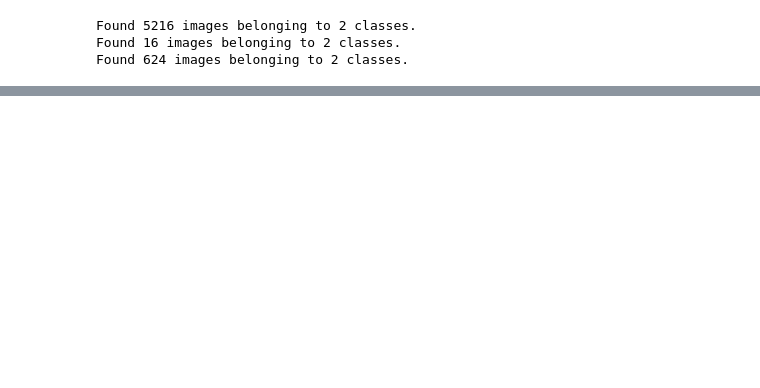
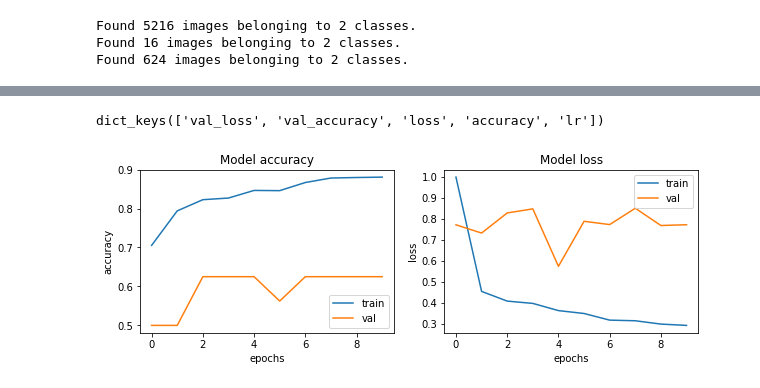
Before and after one commit to Aayush-99/Detecting-Pneumonia-using-X-Ray-Images, a Jupyter notebook: model.ipynb, the cells around one changed output, grey strips where cells are left out. Saved outputs shown, nothing was run; the diff lists cells and outputs as text; code cells hidden in the pictures; blank space fills up the shorter version.

```diff
--- a/model.ipynb
+++ b/model.ipynb
@@ -65,11 +65,13 @@ Text(0.5, 1.0, 'Pneumonia')
+# %%
+img_size = 64
 # %%
 #image augmentation
 train_datagen = ImageDataGenerator(rescale = 1./255, shear_range = 0.2, zoom_range = 0.3, horizontal_flip=True, vertical_flip=True)
 test_datagen = ImageDataGenerator(rescale = 1./255)
 
-training_set = train_datagen.flow_from_directory('../chest_xray/train/', target_size = (64,64), batch_size=32, class_mode='binary', shuffle=True)
-validation_generator = test_datagen.flow_from_directory('../chest_xray/val/', target_size = (64,64), batch_size=32, class_mode='binary', shuffle=True)
-test_set = test_datagen.flow_from_directory('../chest_xray/test/', target_size = (64,64), batch_size=32, class_mode='binary',shuffle=True)
+training_set = train_datagen.flow_from_directory("../input/chest-xray-pneumonia/chest_xray/train/", target_size = (img_size,img_size), batch_size=32, class_mode='binary', shuffle=True)
+validation_generator = test_datagen.flow_from_directory("../input/chest-xray-pneumonia/chest_xray/val/", target_size = (img_size,img_size), batch_size=32, class_mode='binary', shuffle=True)
+test_set = test_datagen.flow_from_directory("../input/chest-xray-pneumonia/chest_xray/test/", target_size = (img_size,img_size), batch_size=32, class_mode='binary',shuffle=True)
 
 # I will be making predictions off of the test set in one batch size
 # This is useful to be able to get the confusion matrix
@@ -79,7 +81,7 @@ test_labels=[]
 for cond in ['/NORMAL/', '/PNEUMONIA/']:
     for img in (os.listdir(test_dir + cond)):
         img = plt.imread(test_dir+cond+img)
-        img = cv2.resize(img, (150,150))
+        img = cv2.resize(img, (img_size,img_size))
         img = np.dstack([img, img, img])
         img = img.astype('float32') / 255
         if cond=='/NORMAL/':
@@ -97,7 +99,7 @@ Found 16 images belonging to 2 classes.
 Found 624 images belonging to 2 classes.
 # %%
 #Input Layer
-inputs = Input(shape=(64, 64, 3))
+inputs = Input(shape=(img_size, img_size, 3))
 
 # First conv block
 x = Conv2D(filters=16, kernel_size=(3,3), activation='relu', padding='same')(inputs)
@@ -192,3 +199,18 @@ Epoch 2/10
 # %%
 history_dict = cnn_model.history
 history_dict.keys()
+# %% [output]
+dict_keys(['val_loss', 'val_accuracy', 'loss', 'accuracy', 'lr'])
+# %%
+fig, ax = plt.subplots(1, 2, figsize=(10,3))
+ax = ax.ravel()
+
+for i, met in enumerate(['accuracy', 'loss']):
+    ax[i].plot(cnn_model.history[met])
+    ax[i].plot(cnn_model.history['val_' + met])
+    ax[i].set_title('Model {}'.format(met))
+    ax[i].set_xlabel('epochs')
+    ax[i].set_ylabel(met)
+    ax[i].legend(['train' , 'val'])
+# %% [output]
+[figure, added]
```
Also changed, not shown: parts of 8 cells of this notebook.
